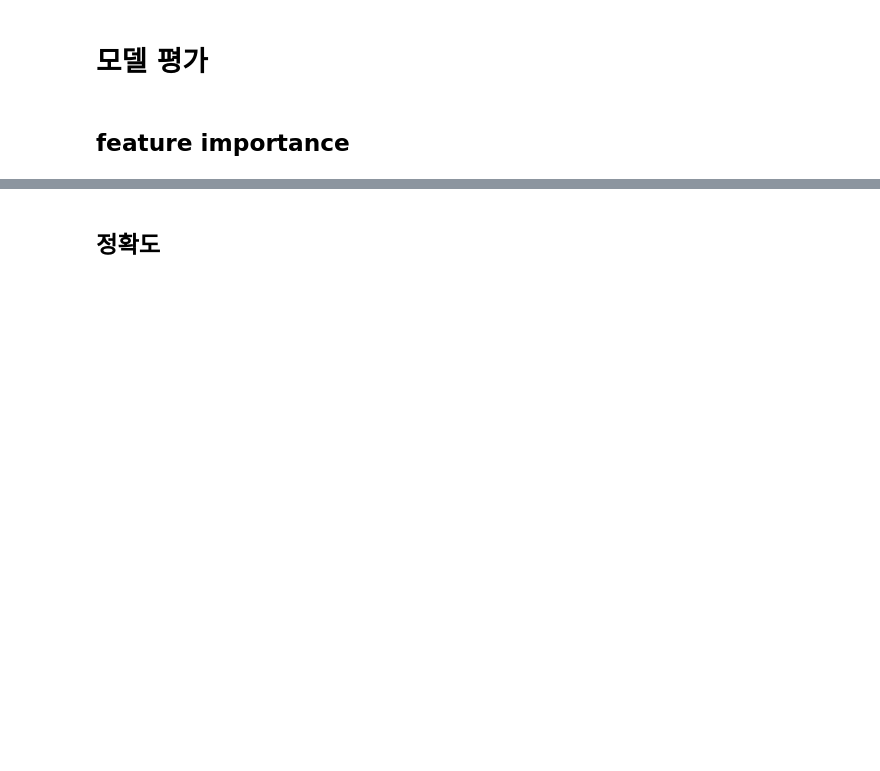
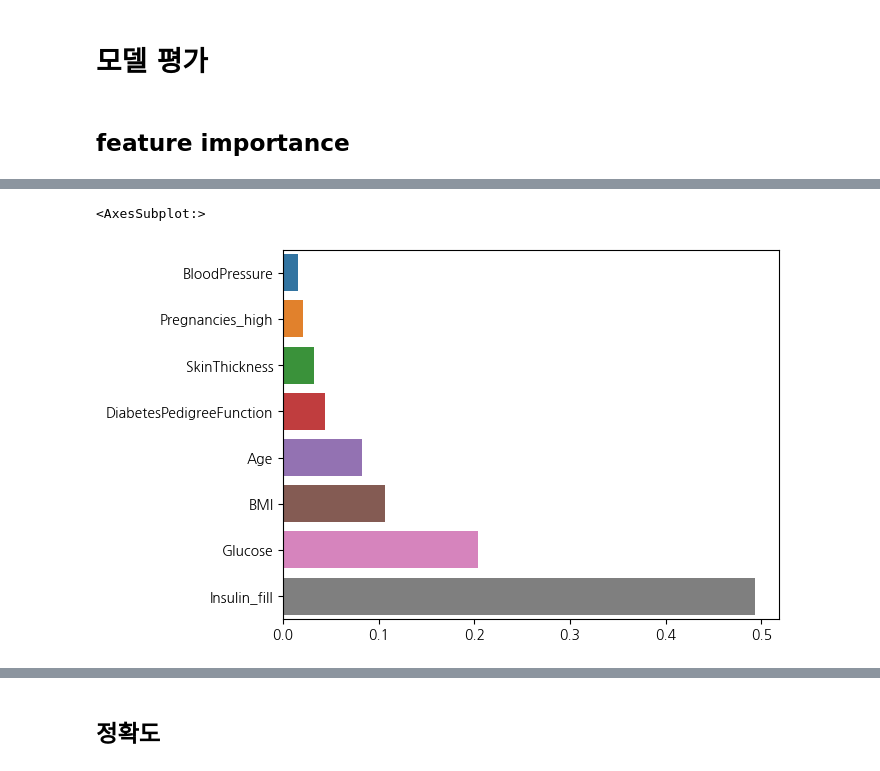
Before and after one commit to wumusill/AI_School, a Jupyter notebook: ML/Decision_Tree/feature_engineering.ipynb, the cells around one changed output, grey strips where cells are left out. Cells and saved outputs as stored; diff of their text form; code cells hidden in the pictures; blank space fills up the shorter version.

```diff
--- a/ML/Decision_Tree/feature_engineering.ipynb
+++ b/ML/Decision_Tree/feature_engineering.ipynb
@@ -254,3 +377,8 @@ array([0.        , 0.26305831, 0.01566376, 0.01573404, 0.01492982,
+# %%
+sns.barplot(x=fi, y=fi.index)
+# %% [output]
+<AxesSubplot:>
+[figure, added]
 # %%
 sns.barplot(x=model.feature_importances_,  y=model.feature_names_in_)
 # %% [output]
```
Also changed, not shown: parts of 41 cells of this notebook, 3 other files.
